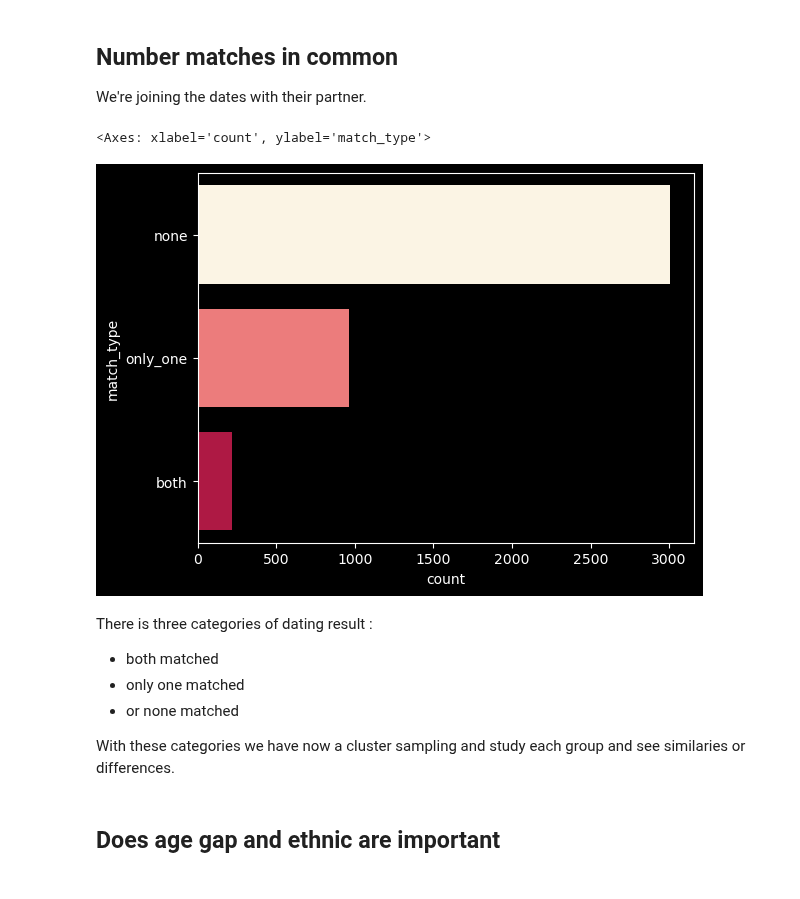
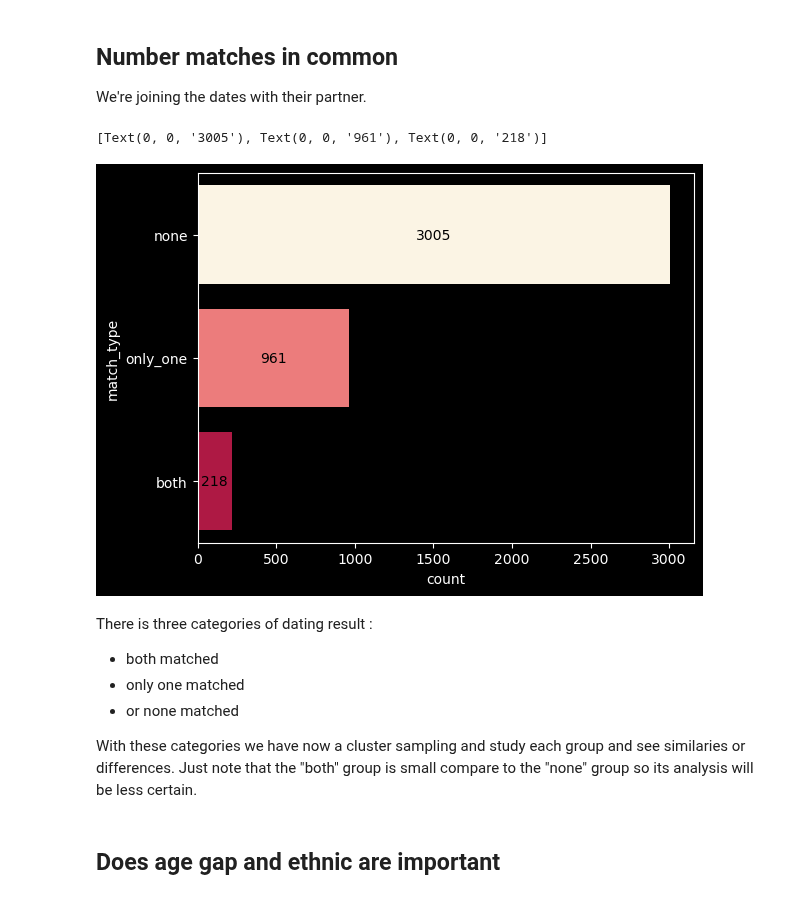
Before and after one commit to TheoGuil/jedha_projects, a Jupyter notebook: SpeedDating/study.ipynb, the cells around one changed output. Drawn from its saved outputs; the diff is of its cells as text; code cells hidden in the pictures.

```diff
--- a/SpeedDating/study.ipynb
+++ b/SpeedDating/study.ipynb
@@ -112,26 +112,27 @@ We're joining the dates with their partner.
 # %%
 join_dataset = dataset.merge(dataset, left_on='pid', right_on='iid', how='left', suffixes=("", "_partner"))
 join_dataset = join_dataset.drop_duplicates(subset=['iid', 'pid', 'iid_partner'])
 join_dataset = join_dataset.dropna(subset=["pid"])
 # join_dataset have duplicate date a.b & b.a
 join_dataset["parter_combination"] = join_dataset.apply(lambda row: sorted((row['iid'], row['pid'])), axis=1)
 join_dataset = join_dataset.drop_duplicates(subset=['parter_combination'])
 # join_datset has no more duplicates
 
 def match_type(match, partner_match):
     if (match == partner_match and match == 1):
         return "both"
     elif (match == partner_match and match == 0):
         return "none"
     else:
         return "only_one"
 
 join_dataset["match_type"] = join_dataset.apply(lambda row: match_type(row['match'], row['match_partner']), axis=1)
 
-sns.countplot(data=join_dataset, y="match_type", order=['none', 'only_one', 'both'], palette=["#FFF5E0", "#FF6969", "#C70039"])
+ax = sns.countplot(data=join_dataset, y="match_type", order=['none', 'only_one', 'both'], palette=["#FFF5E0", "#FF6969", "#C70039"])
+ax.bar_label(ax.containers[0], label_type="center", color="#000000")
 # %% [output]
-<Axes: xlabel='count', ylabel='match_type'>
+[Text(0, 0, '3005'), Text(0, 0, '961'), Text(0, 0, '218')]
-[figure, old version]
+[figure, new version]
 # %% [markdown]
 There is three categories of dating result :
 - both matched
@@ -139,6 +140,7 @@ There is three categories of dating result :
 - or none matched
 
 With these categories we have now a cluster sampling and study each group and see similaries or differences.
+Just note that the "both" group is small compare to the "none" group so its analysis will be less certain.
 # %% [markdown]
 ## Does age gap and ethnic are important
 # %%
```
Also changed, not shown: parts of 7 cells of this notebook.
